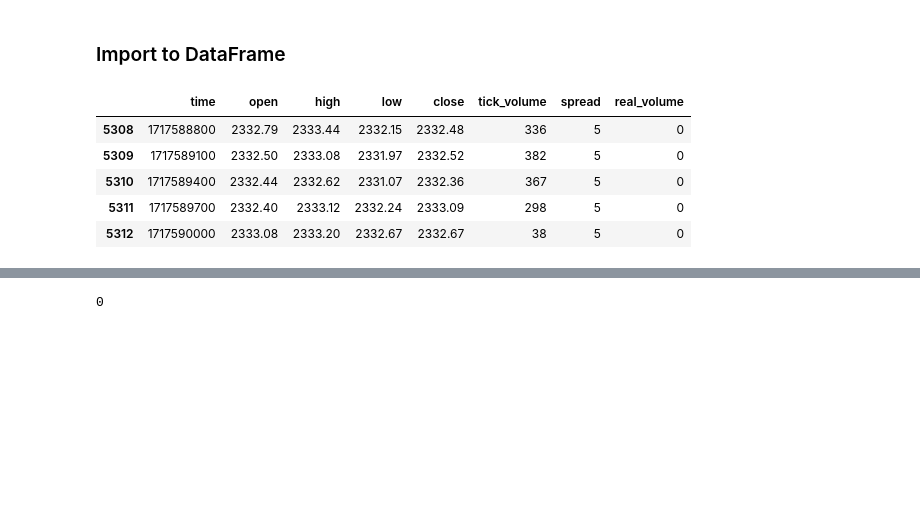
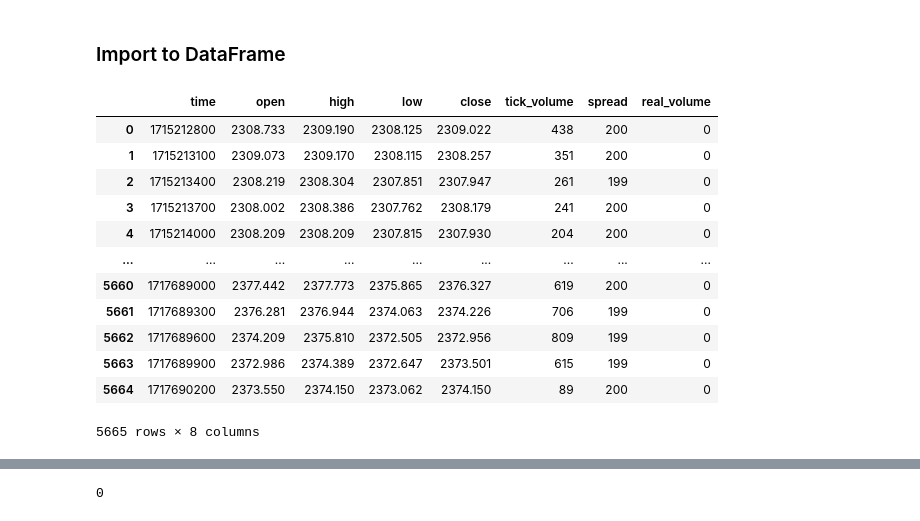
Before and after one commit to peeradonmoke2002/Gold-Prediction, a Jupyter notebook: Gold_Prediction.ipynb, the cells around one changed output, grey strips where cells are left out. Cells and saved outputs as stored; diff of their text form; code cells hidden in the pictures; blank space fills up the shorter version.

```diff
--- a/Gold_Prediction.ipynb
+++ b/Gold_Prediction.ipynb
@@ -35,8 +34,8 @@ True
 # %% [markdown]
 ### Import data from MT5
 # %%
-symbol = "XAUUSD" #gold
-timeframe = mt.TIMEFRAME_M5 #4 hours
+symbol = "XAUUSDm" #gold
+timeframe = mt.TIMEFRAME_M5 #5 minutes
 utc_from = pd.Timestamp('2024-05-09') #start date
 utc_to = pd.Timestamp.now()
 # %% [markdown]
@@ -44,12 +43,19 @@ utc_to = pd.Timestamp.now()
 # %%
 # Retrieve the data
 rates = mt.copy_rates_range(symbol, timeframe, utc_from, utc_to)
 df = pd.DataFrame(rates)
-df.tail()
+df
 # %% [output]
 |  | time | open | high | low | close | tick_volume | spread | real_volume |
-| 5308 | 1717588800 | 2332.79 | 2333.44 | 2332.15 | 2332.48 | 336 | 5 | 0 |
-| 5309 | 1717589100 | 2332.50 | 2333.08 | 2331.97 | 2332.52 | 382 | 5 | 0 |
-| 5310 | 1717589400 | 2332.44 | 2332.62 | 2331.07 | 2332.36 | 367 | 5 | 0 |
-| 5311 | 1717589700 | 2332.40 | 2333.12 | 2332.24 | 2333.09 | 298 | 5 | 0 |
-| 5312 | 1717590000 | 2333.08 | 2333.20 | 2332.67 | 2332.67 | 38 | 5 | 0 |
+| 0 | 1715212800 | 2308.733 | 2309.190 | 2308.125 | 2309.022 | 438 | 200 | 0 |
+| 1 | 1715213100 | 2309.073 | 2309.170 | 2308.115 | 2308.257 | 351 | 200 | 0 |
+| 2 | 1715213400 | 2308.219 | 2308.304 | 2307.851 | 2307.947 | 261 | 199 | 0 |
+| 3 | 1715213700 | 2308.002 | 2308.386 | 2307.762 | 2308.179 | 241 | 200 | 0 |
+| 4 | 1715214000 | 2308.209 | 2308.209 | 2307.815 | 2307.930 | 204 | 200 | 0 |
+| ... | ... | ... | ... | ... | ... | ... | ... | ... |
+| 5660 | 1717689000 | 2377.442 | 2377.773 | 2375.865 | 2376.327 | 619 | 200 | 0 |
+| 5661 | 1717689300 | 2376.281 | 2376.944 | 2374.063 | 2374.226 | 706 | 199 | 0 |
+| 5662 | 1717689600 | 2374.209 | 2375.810 | 2372.505 | 2372.956 | 809 | 199 | 0 |
+| 5663 | 1717689900 | 2372.986 | 2374.389 | 2372.647 | 2373.501 | 615 | 199 | 0 |
+| 5664 | 1717690200 | 2373.550 | 2374.150 | 2373.062 | 2374.150 | 89 | 200 | 0 |
+5665 rows × 8 columns
```
Also changed, not shown: parts of 36 cells of this notebook, 1 other file.
